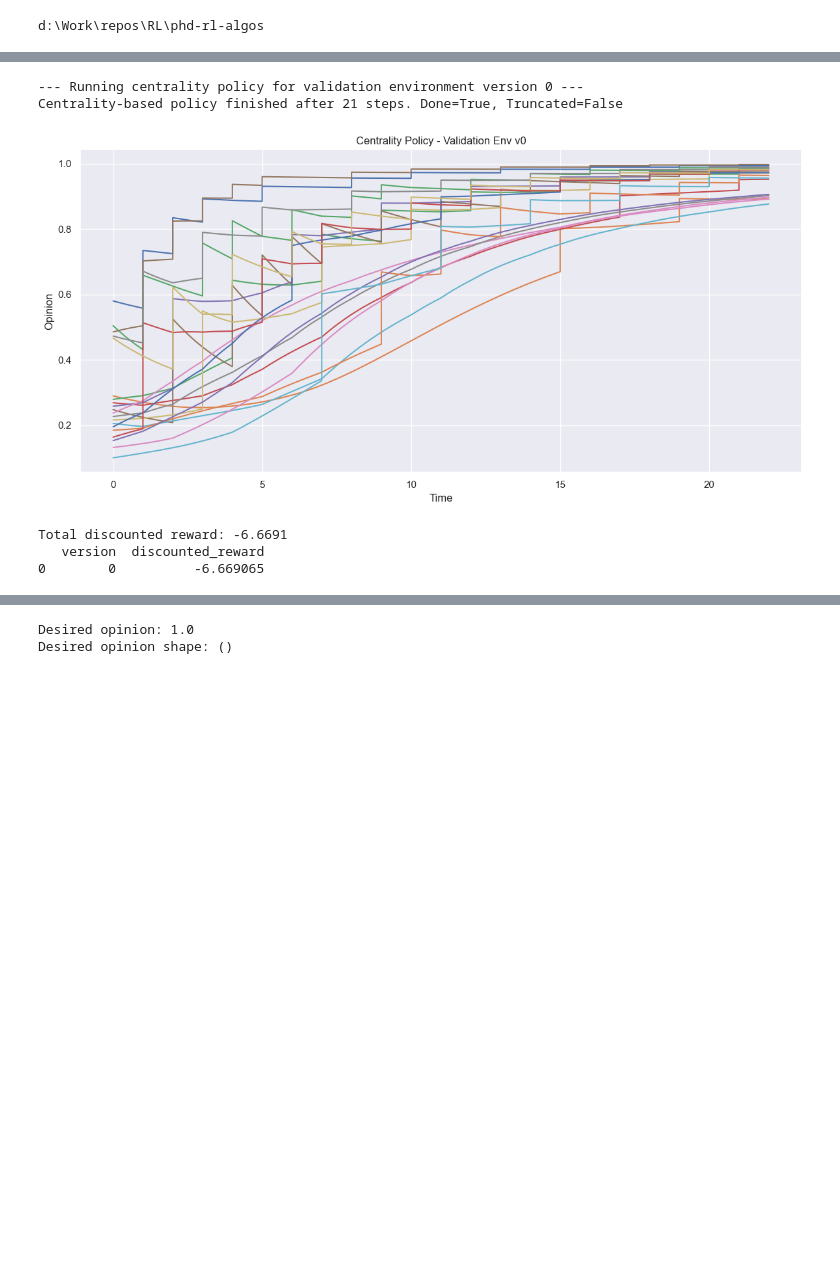
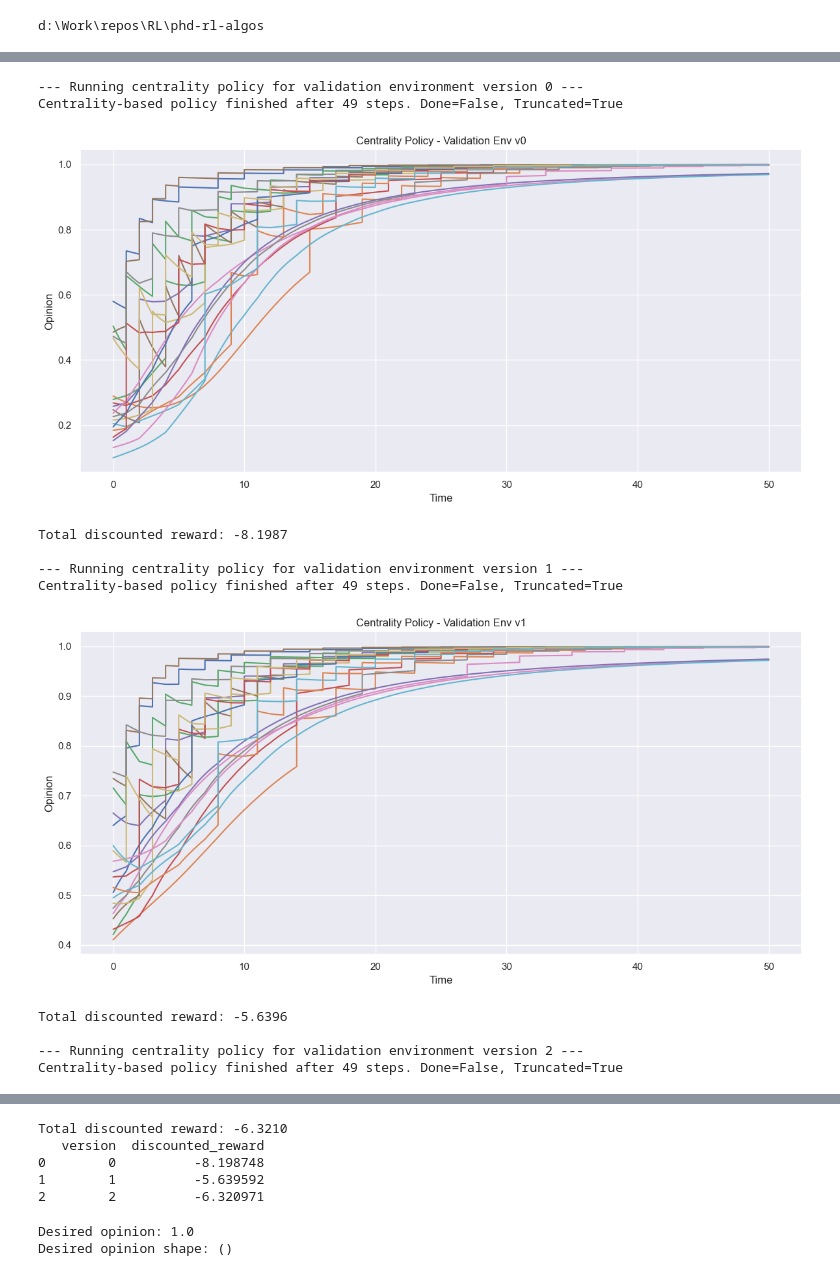
Before and after one commit to mariusdgm/phd-rl-algos, a Jupyter notebook: dqn/opinion_dynamics/experiments/baseline_dp_od.ipynb, the cells around one changed output, grey strips where cells are left out. Drawn from its saved outputs; the diff is of its cells as text; code cells hidden in the pictures; blank space fills up the shorter version.

```diff
--- a/dqn/opinion_dynamics/experiments/baseline_dp_od.ipynb
+++ b/dqn/opinion_dynamics/experiments/baseline_dp_od.ipynb
@@ -102,39 +102,45 @@ nx = 2  # required for control vector construction
 factory = EnvironmentFactory()
 results = []
 
-# env_versions = factory.validation_versions
-env_versions = [0]
+env_versions = factory.validation_versions
+# env_versions = [0]
 
 for version in range(len(env_versions)):
     print(f"\n--- Running centrality policy for validation environment version {version} ---")
 
     env = factory.get_validation_env(version=version)
 
     # --- Run centrality-based policy ---
     opinions_over_time, time_points, rewards, actions, intermediary_states = run_centrality_policy(
         env,
         available_budget=available_budget,
         max_steps=num_steps
     )
 
     # --- Flatten intermediate states for plotting ---
     flat_states, flat_times = flatten_intermediate_states_np(intermediary_states, env.t_campaign, env.t_s)
 
     # --- Plot ---
     plot_opinions_over_time(flat_states, flat_times, title=f"Centrality Policy - Validation Env v{version}")
 
     # --- Discounted reward ---
     total_value = sum((gamma ** i) * r for i, r in enumerate(rewards))
     print(f"Total discounted reward: {total_value:.4f}")
     results.append({"version": version, "discounted_reward": total_value})
 
 # --- Print summary table ---
 df_results = pd.DataFrame(results)
 print(df_results)
 # %% [output]
 --- Running centrality policy for validation environment version 0 ---
-Centrality-based policy finished after 21 steps. Done=True, Truncated=False
+Centrality-based policy finished after 49 steps. Done=False, Truncated=True
-[figure, old version]
+[figure, new version]
-Total discounted reward: -6.6691
-   version  discounted_reward
-0        0          -6.669065
+Total discounted reward: -8.1987
+
+--- Running centrality policy for validation environment version 1 ---
+Centrality-based policy finished after 49 steps. Done=False, Truncated=True
+[figure, added]
+Total discounted reward: -5.6396
+
+--- Running centrality policy for validation environment version 2 ---
+Centrality-based policy finished after 49 steps. Done=False, Truncated=True
@@ -141,3 +148,8 @@ Total discounted reward: -6.6691
+Total discounted reward: -6.3210
+   version  discounted_reward
+0        0          -8.198748
+1        1          -5.639592
+2        2          -6.320971
 # %%
 print("Desired opinion:", env.desired_opinion)
 print("Desired opinion shape:", np.shape(env.desired_opinion))
```
Also changed, not shown: parts of 7 cells of this notebook, 6 other files.
